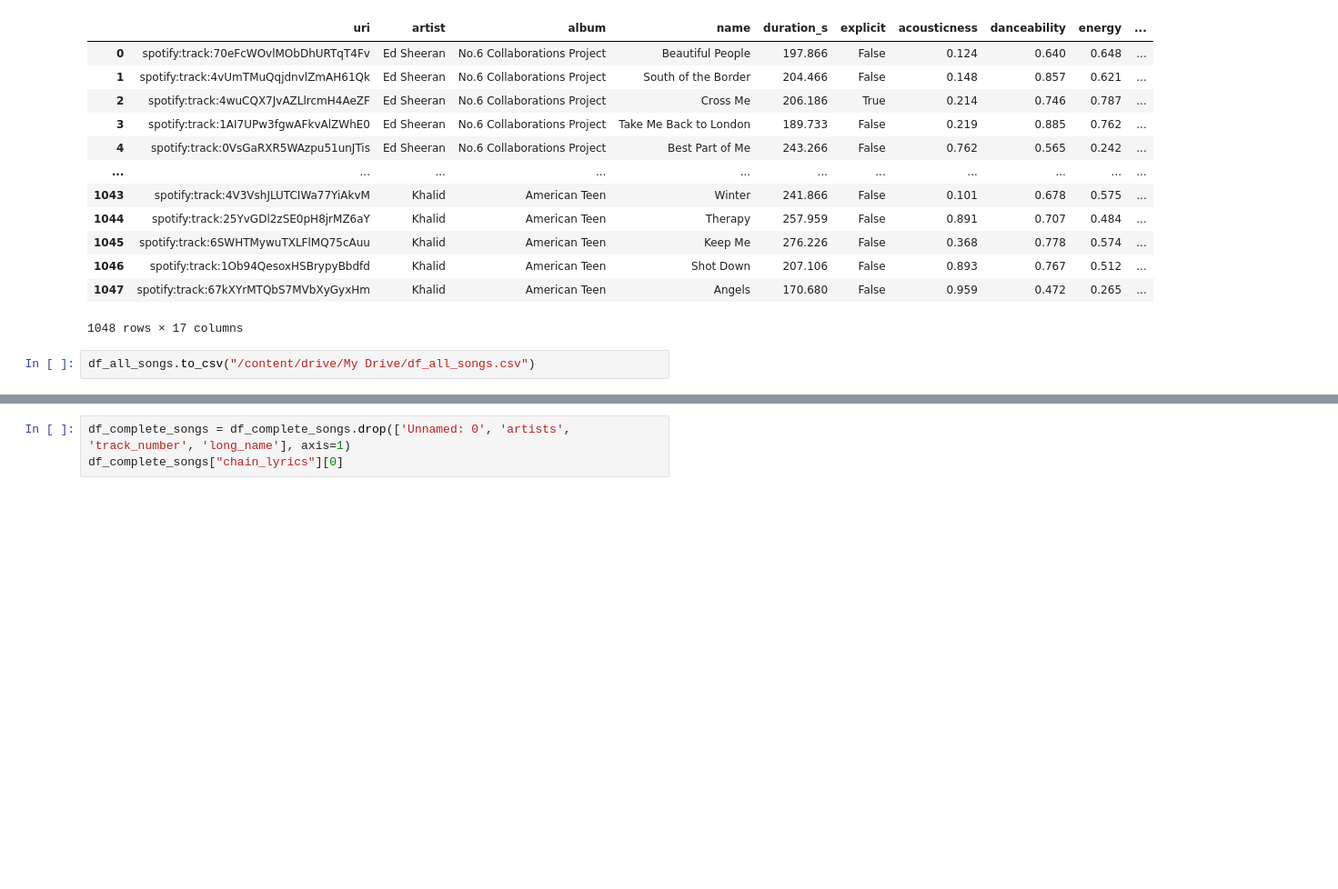
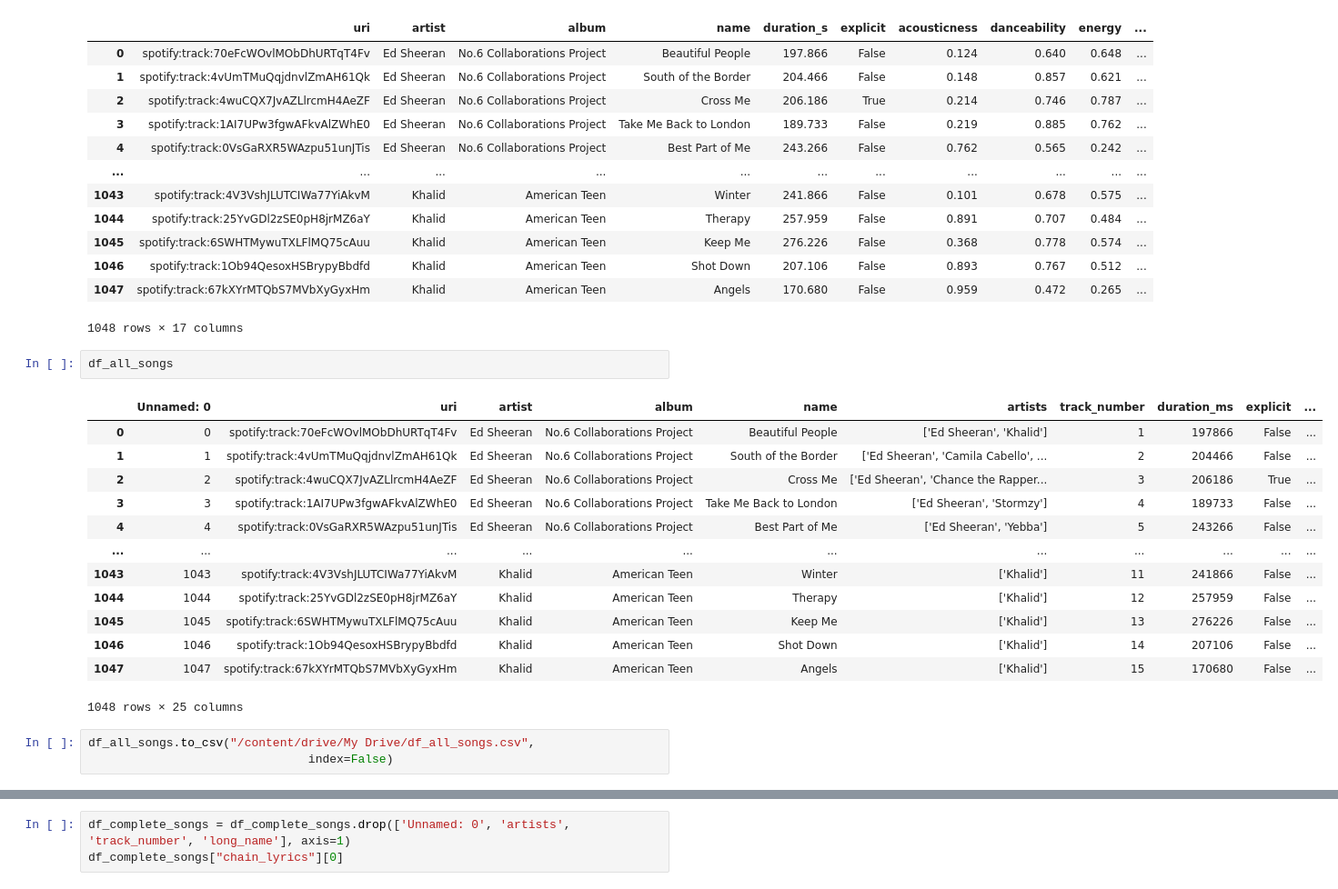
Before and after one commit to ryanczhang7/spotifyproject, a Jupyter notebook: Spotify_Data_Acquisition.ipynb, the cells around one changed output, grey strips where cells are left out. Shown at 91% size. Cells and saved outputs as stored; diff of their text form; blank space fills up the shorter version.

```diff
--- a/Spotify_Data_Acquisition.ipynb
+++ b/Spotify_Data_Acquisition.ipynb
@@ -2399,8 +2399,25 @@ df_all_songs
 | 1046 | spotify:track:1Ob94QesoxHSBrypyBbdfd | Khalid | American Teen | Shot Down | 207.106 | False | 0.893 | 0.767 | 0.512 | ... |
 | 1047 | spotify:track:67kXYrMTQbS7MVbXyGyxHm | Khalid | American Teen | Angels | 170.680 | False | 0.959 | 0.472 | 0.265 | ... |
 1048 rows × 17 columns
+# %%
+df_all_songs
+# %% [output]
+|  | Unnamed: 0 | uri | artist | album | name | artists | track_number | duration_ms | explicit | ... |
+| 0 | 0 | spotify:track:70eFcWOvlMObDhURTqT4Fv | Ed Sheeran | No.6 Collaborations Project | Beautiful People | ['Ed Sheeran', 'Khalid'] | 1 | 197866 | False | ... |
+| 1 | 1 | spotify:track:4vUmTMuQqjdnvlZmAH61Qk | Ed Sheeran | No.6 Collaborations Project | South of the Border | ['Ed Sheeran', 'Camila Cabello', ... | 2 | 204466 | False | ... |
+| 2 | 2 | spotify:track:4wuCQX7JvAZLlrcmH4AeZF | Ed Sheeran | No.6 Collaborations Project | Cross Me | ['Ed Sheeran', 'Chance the Rapper... | 3 | 206186 | True | ... |
+| 3 | 3 | spotify:track:1AI7UPw3fgwAFkvAlZWhE0 | Ed Sheeran | No.6 Collaborations Project | Take Me Back to London | ['Ed Sheeran', 'Stormzy'] | 4 | 189733 | False | ... |
+| 4 | 4 | spotify:track:0VsGaRXR5WAzpu51unJTis | Ed Sheeran | No.6 Collaborations Project | Best Part of Me | ['Ed Sheeran', 'Yebba'] | 5 | 243266 | False | ... |
+| ... | ... | ... | ... | ... | ... | ... | ... | ... | ... | ... |
+| 1043 | 1043 | spotify:track:4V3VshJLUTCIWa77YiAkvM | Khalid | American Teen | Winter | ['Khalid'] | 11 | 241866 | False | ... |
+| 1044 | 1044 | spotify:track:25YvGDl2zSE0pH8jrMZ6aY | Khalid | American Teen | Therapy | ['Khalid'] | 12 | 257959 | False | ... |
+| 1045 | 1045 | spotify:track:6SWHTMywuTXLFlMQ75cAuu | Khalid | American Teen | Keep Me | ['Khalid'] | 13 | 276226 | False | ... |
+| 1046 | 1046 | spotify:track:1Ob94QesoxHSBrypyBbdfd | Khalid | American Teen | Shot Down | ['Khalid'] | 14 | 207106 | False | ... |
+| 1047 | 1047 | spotify:track:67kXYrMTQbS7MVbXyGyxHm | Khalid | American Teen | Angels | ['Khalid'] | 15 | 170680 | False | ... |
+1048 rows × 25 columns
 # %%
-df_all_songs.to_csv("/content/drive/My Drive/df_all_songs.csv")
+df_all_songs.to_csv("/content/drive/My Drive/df_all_songs.csv",
+                               index=False)
 # %%
 df_complete_songs = pd.read_csv("/content/drive/My Drive/df_complete_songs.csv")
 df_complete_songs.head()
```
Also changed, not shown: parts of 2 cells of this notebook.
